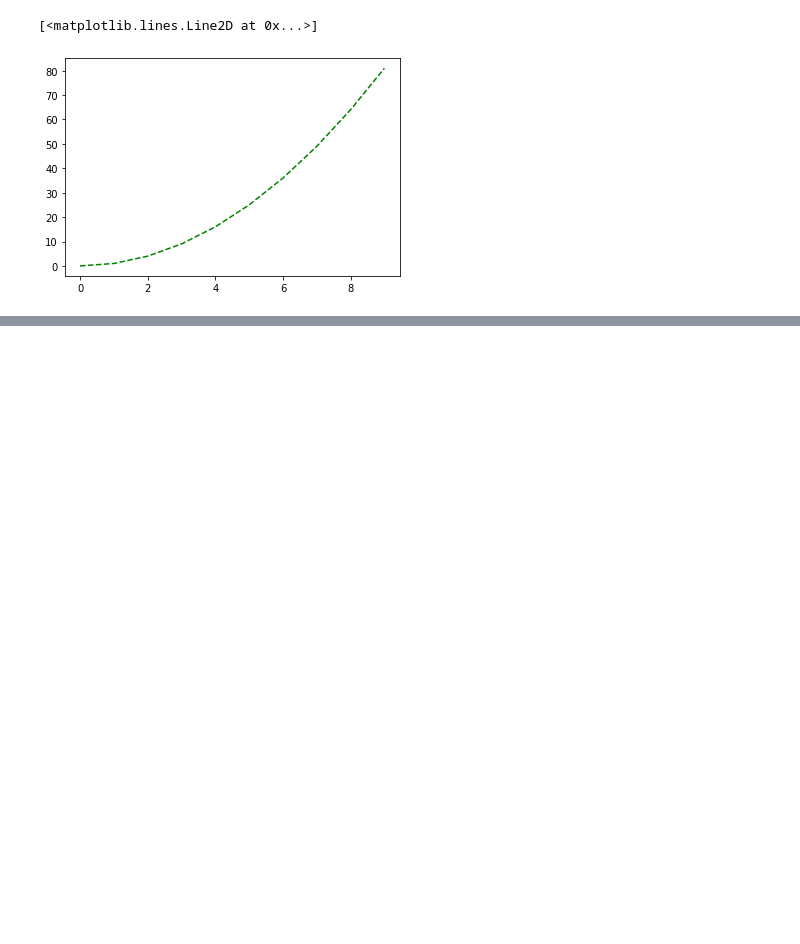
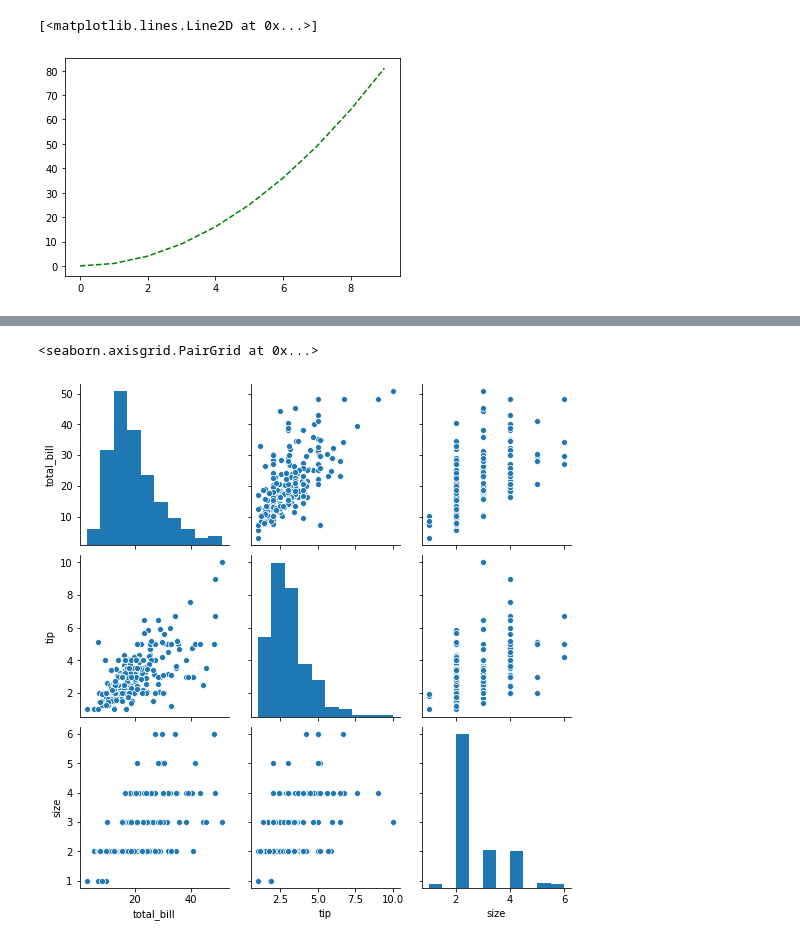
Before and after one commit to joshtn/Data-Science-road, a Jupyter notebook: work.ipynb, the cells around one changed output, grey strips where cells are left out. Drawn from its saved outputs; the diff is of its cells as text; code cells hidden in the pictures; blank space fills up the shorter version.

```diff
--- a/work.ipynb
+++ b/work.ipynb
@@ -383,0 +430,8 @@ plt.plot(x,y,'g--')
+# %%
+#PairPlot
+#one feature compared to the others
+
+sns.pairplot(df)
+# %% [output]
+<seaborn.axisgrid.PairGrid at 0x...>
+[figure, added]
```
Also changed, not shown: parts of 22 cells of this notebook, 2 other files.
